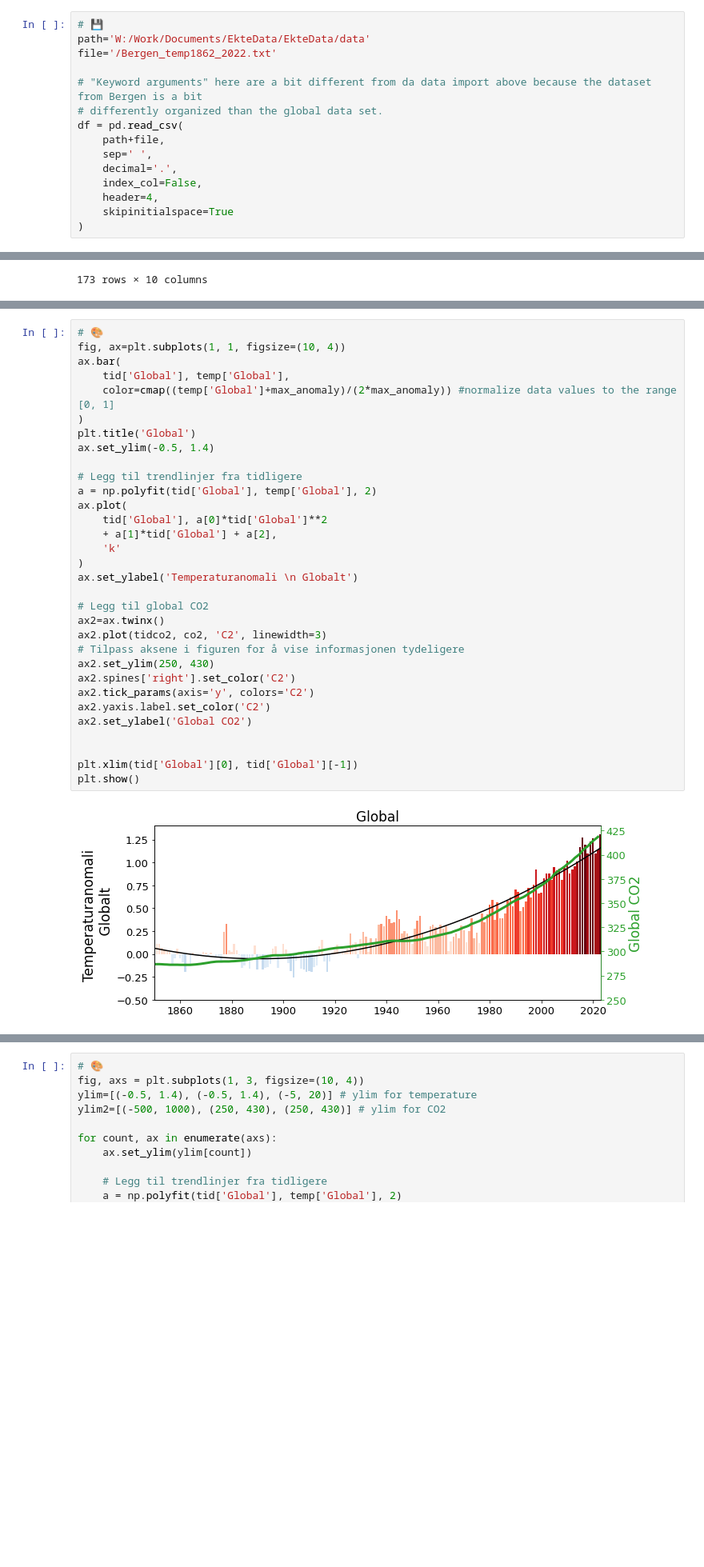
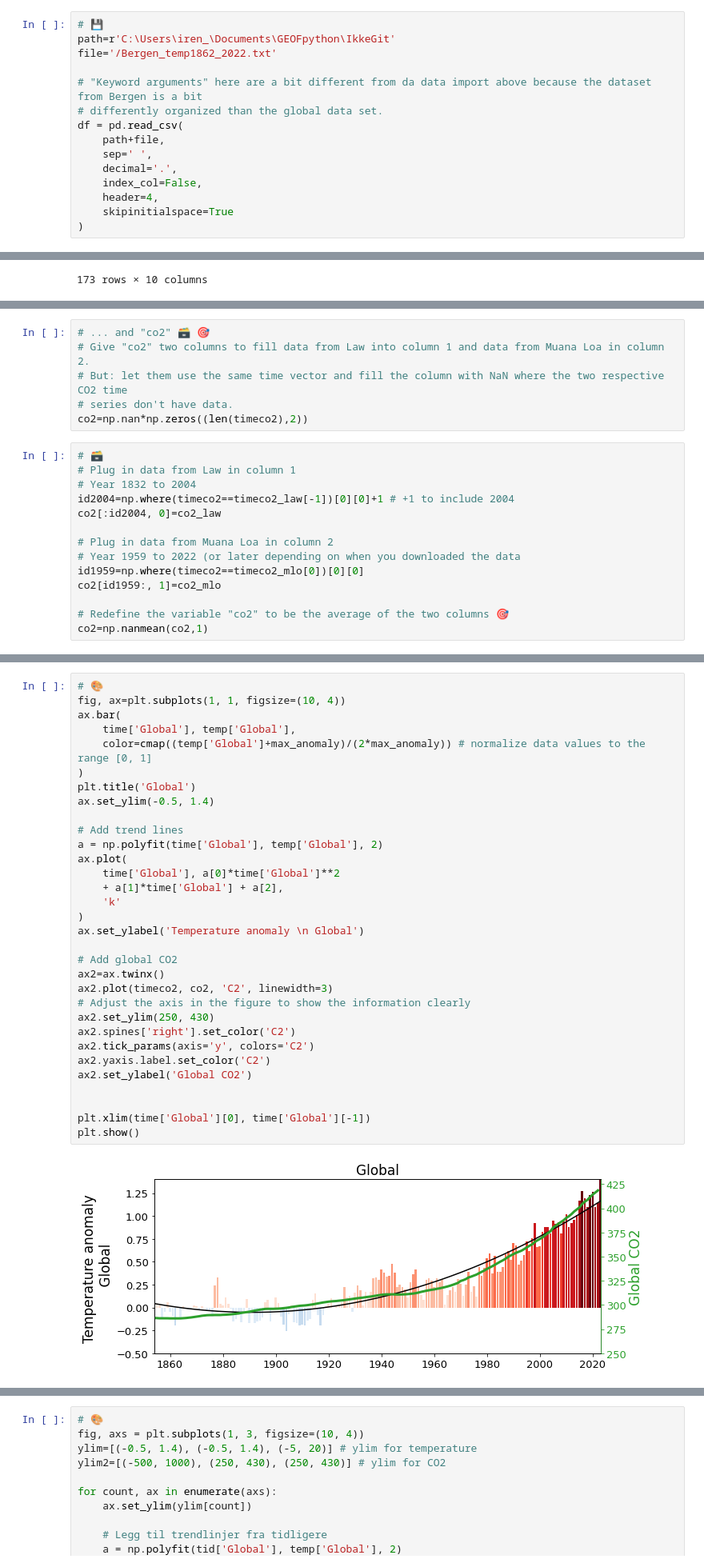
Before and after one commit to julienweihs/GEOF, a Jupyter notebook: Jupyter/Temperaturstriper_og_CO2_shortversion.ipynb, the cells around one changed output, grey strips where cells are left out. Shown at 80% size. Drawn from its saved outputs; the diff is of its cells as text; blank space fills up the shorter version.

```diff
--- a/Jupyter/Temperaturstriper_og_CO2_shortversion.ipynb
+++ b/Jupyter/Temperaturstriper_og_CO2_shortversion.ipynb
@@ -121,7 +121,7 @@ plt.plot(time['Global'], temp['Global'])
 The data set is available [here](github.com/irendundas/EkteData/blob/main/data/Bergen_temp1862_2022.txt).
 # %%
 # 💾
-path='W:/Work/Documents/EkteData/EkteData/data'
+path=r'C:\Users\iren_\Documents\GEOFpython\IkkeGit'
 file='/Bergen_temp1862_2022.txt'
 
 # "Keyword arguments" here are a bit different from da data import above because the dataset from Bergen is a bit
@@ -514,2 +522,22 @@ co2=np.nanmean(co2,1)
+# %%
+# ... and "co2" 🗃️ 🎯
+# Give "co2" two columns to fill data from Law into column 1 and data from Muana Loa in column 2.
+# But: let them use the same time vector and fill the column with NaN where the two respective CO2 time
+# series don't have data.
+co2=np.nan*np.zeros((len(timeco2),2))
+# %%
+# 🗃️
+# Plug in data from Law in column 1
+# Year 1832 to 2004
+id2004=np.where(timeco2==timeco2_law[-1])[0][0]+1 # +1 to include 2004
+co2[:id2004, 0]=co2_law
+
+# Plug in data from Muana Loa in column 2
+# Year 1959 to 2022 (or later depending on when you downloaded the data
+id1959=np.where(timeco2==timeco2_mlo[0])[0][0]
+co2[id1959:, 1]=co2_mlo
+
+# Redefine the variable "co2" to be the average of the two columns 🎯
+co2=np.nanmean(co2,1)
 # %%
 # 🎨
@@ -531,37 +561,37 @@ _____________________________
 # %%
 # 🎨
 fig, ax=plt.subplots(1, 1, figsize=(10, 4))
 ax.bar(
-    tid['Global'], temp['Global'],
-    color=cmap((temp['Global']+max_anomaly)/(2*max_anomaly)) #normalize data values to the range [0, 1]
+    time['Global'], temp['Global'],
+    color=cmap((temp['Global']+max_anomaly)/(2*max_anomaly)) # normalize data values to the range [0, 1]
 )
 plt.title('Global')
 ax.set_ylim(-0.5, 1.4)
 
-# Legg til trendlinjer fra tidligere
-a = np.polyfit(tid['Global'], temp['Global'], 2)
+# Add trend lines
+a = np.polyfit(time['Global'], temp['Global'], 2)
 ax.plot(
-    tid['Global'], a[0]*tid['Global']**2
-    + a[1]*tid['Global'] + a[2],
+    time['Global'], a[0]*time['Global']**2
+    + a[1]*time['Global'] + a[2],
     'k'
 )
-ax.set_ylabel('Temperaturanomali \n Globalt')
+ax.set_ylabel('Temperature anomaly \n Global')
 
-# Legg til global CO2
+# Add global CO2
 ax2=ax.twinx()
-ax2.plot(tidco2, co2, 'C2', linewidth=3)
-# Tilpass aksene i figuren for å vise informasjonen tydeligere
+ax2.plot(timeco2, co2, 'C2', linewidth=3)
+# Adjust the axis in the figure to show the information clearly
 ax2.set_ylim(250, 430)
 ax2.spines['right'].set_color('C2')
 ax2.tick_params(axis='y', colors='C2')
 ax2.yaxis.label.set_color('C2')
 ax2.set_ylabel('Global CO2')
 
 
-plt.xlim(tid['Global'][0], tid['Global'][-1])
+plt.xlim(time['Global'][0], time['Global'][-1])
 plt.show()
 # %% [output]
-[figure, old version]
+[figure, new version]
 # %% [markdown]
 #### Ærlig visualisering
 Nå har vi justert grensene til både den høyre og venstre y-aksen slik at de tydelig viser det vi ønsker å formidle, i.e., at temperatur og CO2 henger sammen. Men hva synes du om å tilpasse aksene slik som over?
```
Also changed, not shown: parts of 38 cells of this notebook.
